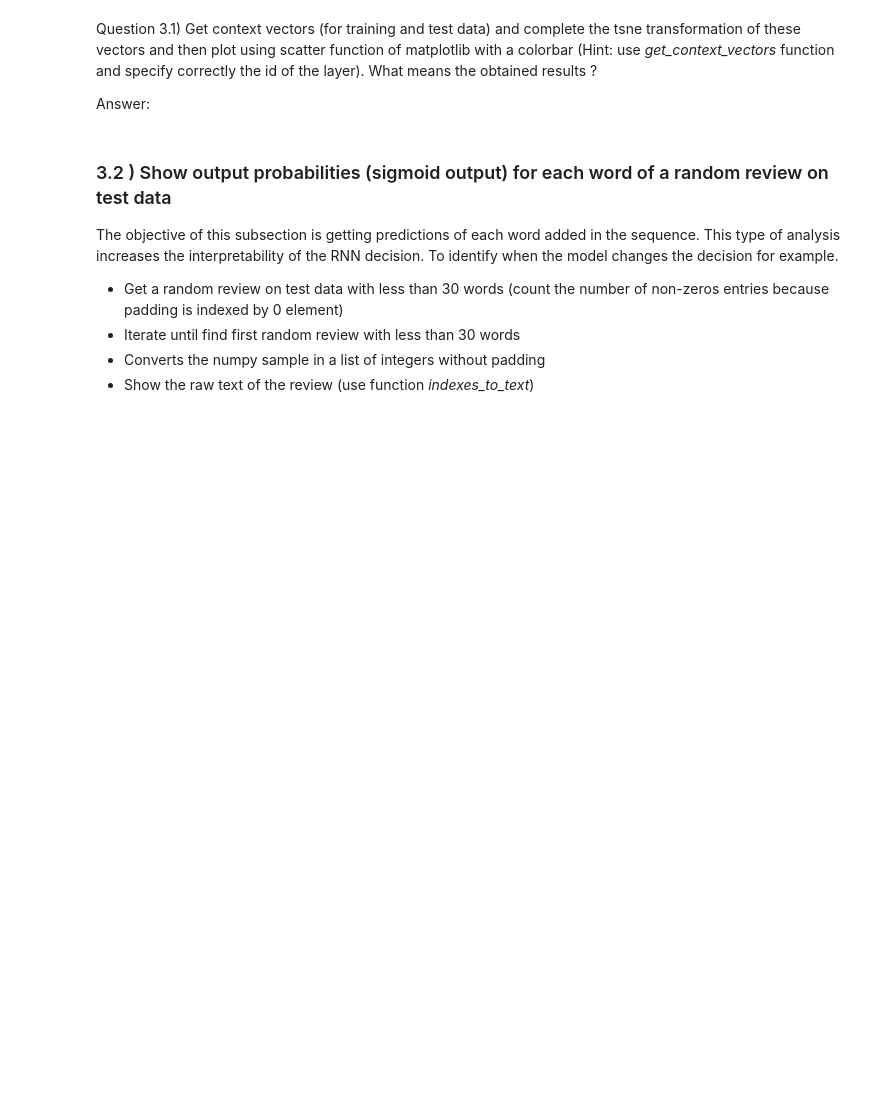
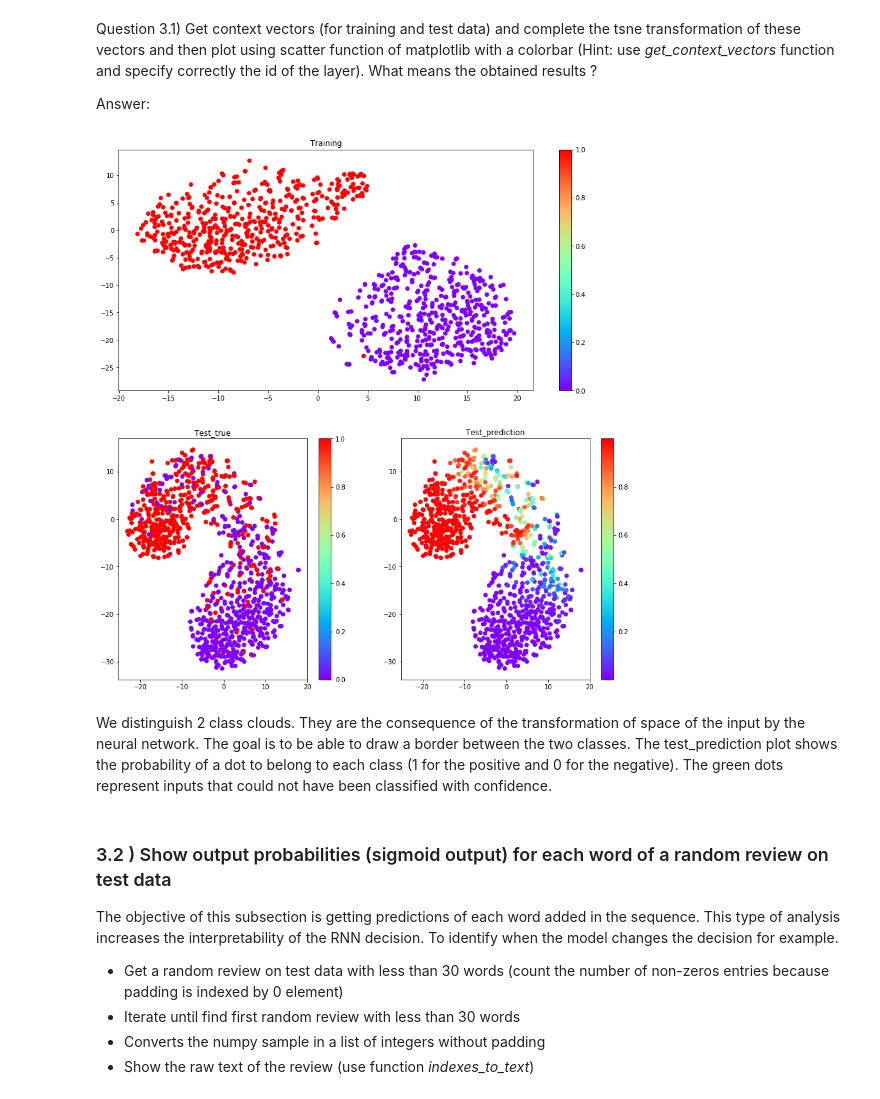
Before and after one commit to Kornflex28/deep502, a Jupyter notebook: LabSession6-RNN-IMDB-student.ipynb, the cells around one changed output. Saved outputs shown, nothing was run; the diff lists cells and outputs as text; code cells hidden in the pictures; blank space fills up the shorter version.

```diff
--- a/LabSession6-RNN-IMDB-student.ipynb
+++ b/LabSession6-RNN-IMDB-student.ipynb
@@ -400,3 +574,34 @@ n_subsamples = 1000
+# %%
+# Then plot using scatter function of matplotlib
+n_subsamples = 1000
+X=get_context_vectors(model,X_train[:n_subsamples],id_rnn_layer=1)
+X_embedded=TSNE(n_components=2).fit_transform(X)
+
+#same for test data
+X_t=get_context_vectors(model,X_test[:n_subsamples],id_rnn_layer=1)
+X_test_embedded=TSNE(n_components=2).fit_transform(X_t)
+# %%
+proj_x,proj_y=[x[0] for x in X_embedded],[y[1] for y in X_embedded]
+proj_x_t,proj_y_t=[x[0] for x in X_test_embedded],[y[1] for y in X_test_embedded]
+z_color= model.predict(X_test)
+# %%
+plt.subplot(211)
+plt.scatter(proj_x,proj_y,c=y_train[:n_subsamples], cmap='rainbow')
+plt.colorbar()
+plt.title("Training")
+plt.subplot(223)
+plt.title("Test_true")
+plt.scatter(proj_x_t,proj_y_t,c=y_test[:n_subsamples], cmap='rainbow')
+plt.colorbar()
+plt.subplot(224)
+plt.title("Test_prediction")
+plt.scatter(proj_x_t,proj_y_t,c=z_color.flatten()[:n_subsamples], cmap='rainbow')
+plt.colorbar()
+plt.subplots_adjust(top=3,right=2)
+# %% [output]
+[figure, added]
+# %% [markdown]
+We distinguish 2 class clouds. They are the consequence of the transformation of space of the input by the neural network. The goal is to be able to draw a border between the two classes. The test_prediction plot shows the probability of a dot to belong to each class (1 for the positive and 0 for the negative). The green dots represent inputs that could not have been classified with confidence.
 # %% [markdown]
 ### 3.2 ) Show output probabilities (sigmoid output) for each word of a random review on test data
 
```
Also changed, not shown: parts of 29 cells of this notebook.
